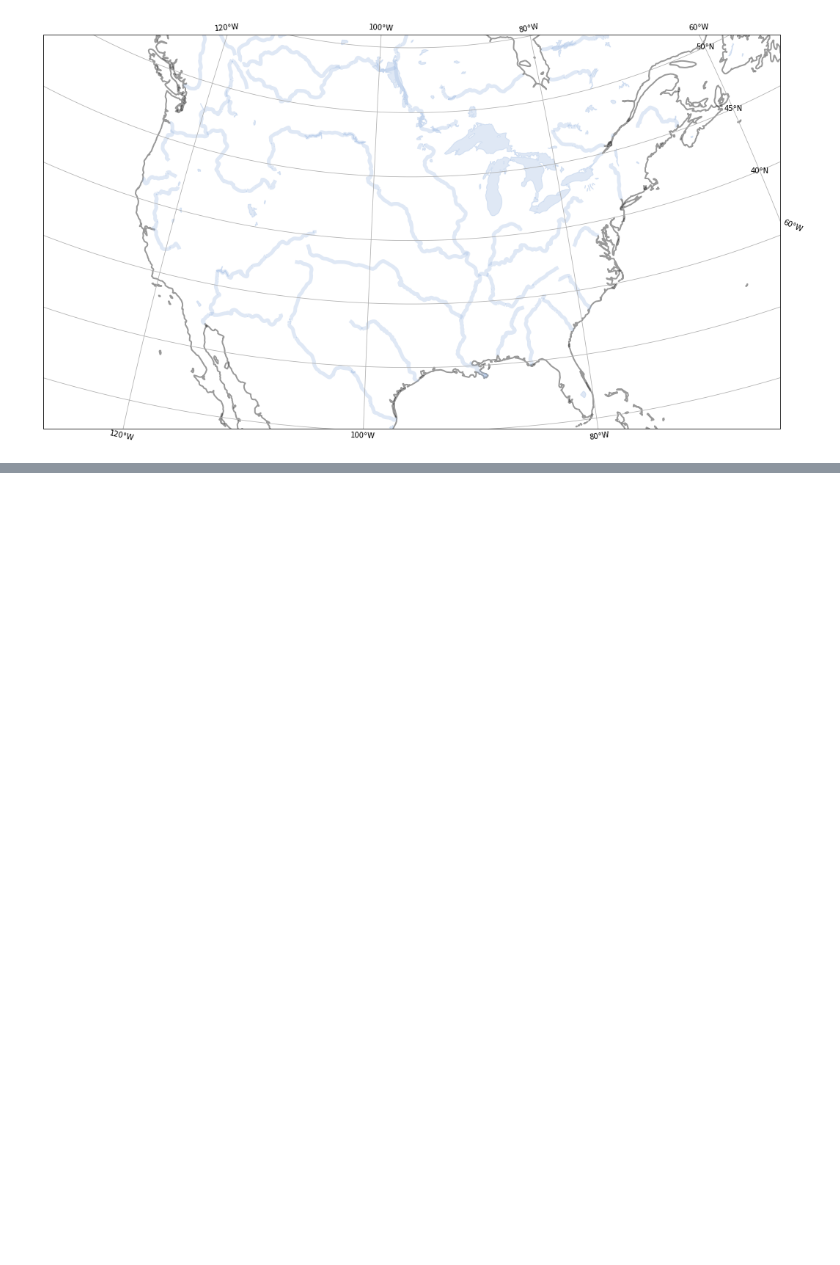
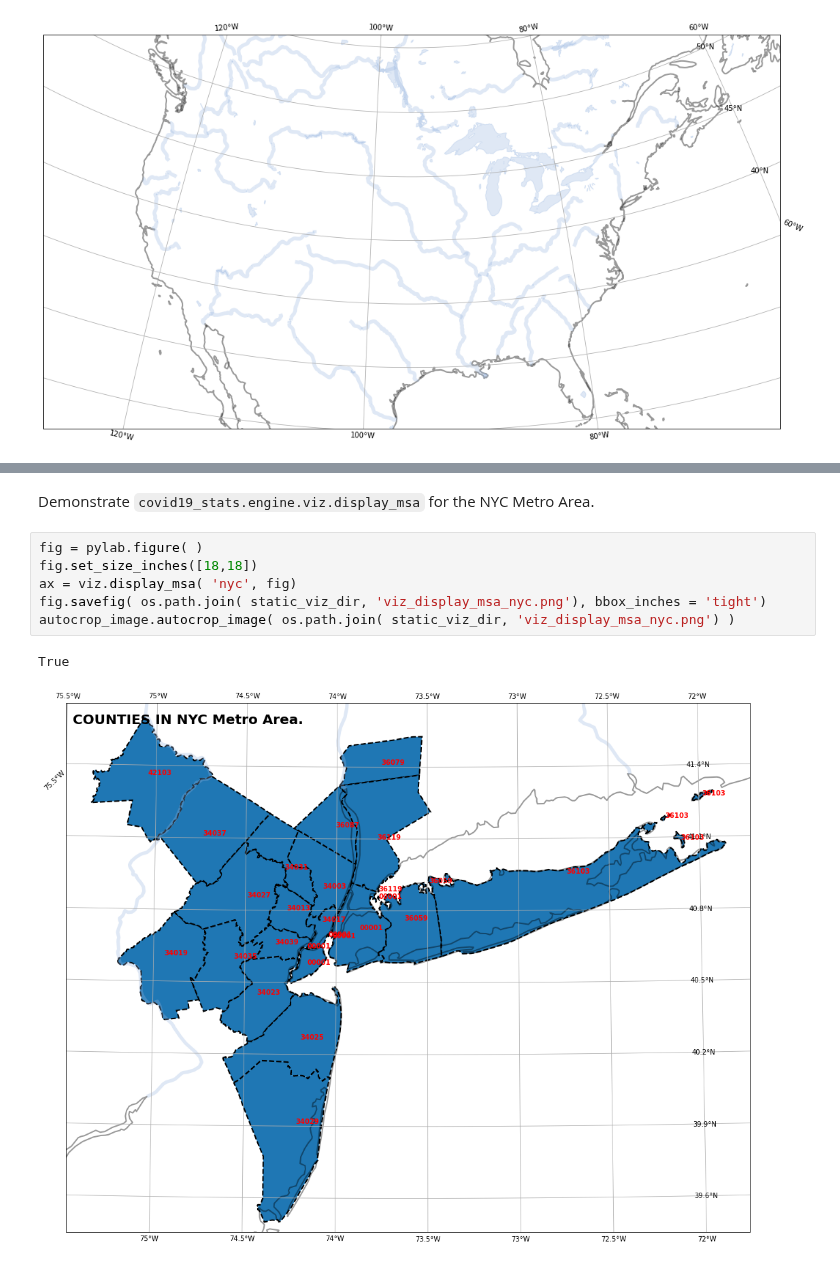
Before and after one commit to tanimislam/covid19_stats, a Jupyter notebook: testing/covid19_excuse_viz_visualizations.ipynb, the cells around one changed output, grey strips where cells are left out. Saved outputs shown, nothing was run; the diff lists cells and outputs as text; blank space fills up the shorter version.

```diff
--- a/testing/covid19_excuse_viz_visualizations.ipynb
+++ b/testing/covid19_excuse_viz_visualizations.ipynb
@@ -32,0 +55,11 @@ True
+# %% [markdown]
+Demonstrate `covid19_stats.engine.viz.display_msa` for the NYC Metro Area.
+# %%
+fig = pylab.figure( )
+fig.set_size_inches([18,18])
+ax = viz.display_msa( 'nyc', fig)
+fig.savefig( os.path.join( static_viz_dir, 'viz_display_msa_nyc.png'), bbox_inches = 'tight')
+autocrop_image.autocrop_image( os.path.join( static_viz_dir, 'viz_display_msa_nyc.png') )
+# %% [output]
+True
+[figure, added]
```
Also changed, not shown: parts of 4 cells of this notebook, 4 other files.
